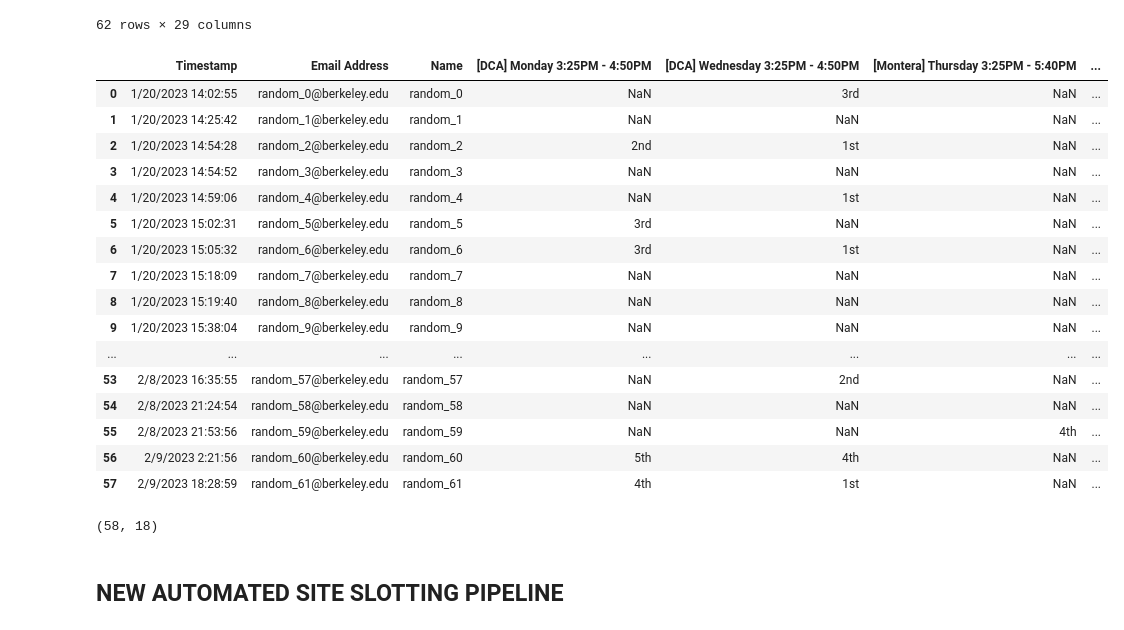
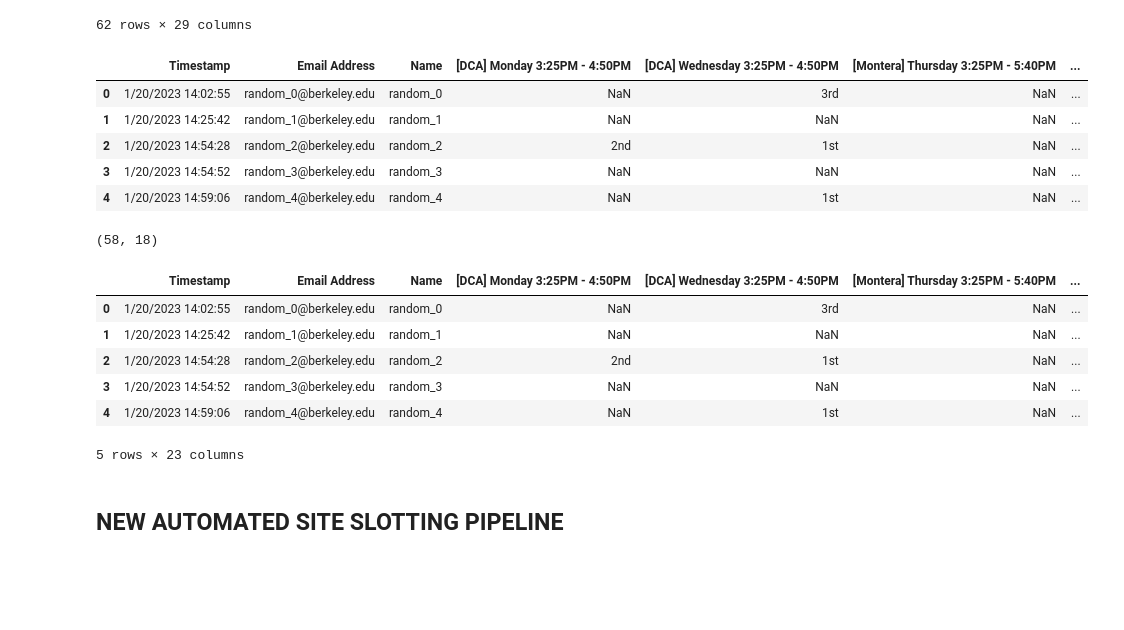
Before and after one commit to ANovaBerkeley/Site-Slotting, a Jupyter notebook: site-slotting/notebook.ipynb, the cells around one changed output. Drawn from its saved outputs; the diff is of its cells as text; code cells hidden in the pictures; blank space fills up the shorter version.

```diff
--- a/site-slotting/notebook.ipynb
+++ b/site-slotting/notebook.ipynb
@@ -46,33 +46,22 @@ columns = ['Timestamp', 'Email Address', 'Name',
 # %%
 anonymized_data_cleaned = anonymized_data.copy()
 anonymized_data_cleaned = anonymized_data_cleaned.drop("Unnamed: 0", axis=1)
 anonymized_data_cleaned = anonymized_data_cleaned.drop("Please read the information above. Are you aware and do you agree with the site policies?", axis=1)
 anonymized_data_cleaned = anonymized_data_cleaned.rename(columns={"Name :D": "Name", "Have you confirmed being a site leader with Jacob or Fernanda?": "Site Leader"})
 anonymized_data_cleaned["Site Leader"] = [contains_pattern(str(i), r"Yes") for i in anonymized_data_cleaned["Site Leader"]]
 anonymized_data_cleaned = anonymized_data_cleaned.iloc[:, :19]
 anonymized_data_cleaned = anonymized_data_cleaned[~anonymized_data_cleaned["Site Leader"]]
 anonymized_data_cleaned = anonymized_data_cleaned.drop("Site Leader", axis=1)
 anonymized_data_cleaned = anonymized_data_cleaned.reset_index(drop=True)
 anonymized_data_cleaned.columns = columns
-anonymized_data_cleaned
+anonymized_data_cleaned[:5]
 # %% [output]
 |  | Timestamp | Email Address | Name | [DCA] Monday 3:25PM - 4:50PM | [DCA] Wednesday 3:25PM - 4:50PM | [Montera] Thursday 3:25PM - 5:40PM | ... |
 | 0 | 1/20/2023 14:02:55 | random_0@berkeley.edu | random_0 | NaN | 3rd | NaN | ... |
 | 1 | 1/20/2023 14:25:42 | random_1@berkeley.edu | random_1 | NaN | NaN | NaN | ... |
 | 2 | 1/20/2023 14:54:28 | random_2@berkeley.edu | random_2 | 2nd | 1st | NaN | ... |
 | 3 | 1/20/2023 14:54:52 | random_3@berkeley.edu | random_3 | NaN | NaN | NaN | ... |
 | 4 | 1/20/2023 14:59:06 | random_4@berkeley.edu | random_4 | NaN | 1st | NaN | ... |
-| 5 | 1/20/2023 15:02:31 | random_5@berkeley.edu | random_5 | 3rd | NaN | NaN | ... |
-| 6 | 1/20/2023 15:05:32 | random_6@berkeley.edu | random_6 | 3rd | 1st | NaN | ... |
-| 7 | 1/20/2023 15:18:09 | random_7@berkeley.edu | random_7 | NaN | NaN | NaN | ... |
-| 8 | 1/20/2023 15:19:40 | random_8@berkeley.edu | random_8 | NaN | NaN | NaN | ... |
-| 9 | 1/20/2023 15:38:04 | random_9@berkeley.edu | random_9 | NaN | NaN | NaN | ... |
-| ... | ... | ... | ... | ... | ... | ... | ... |
-| 53 | 2/8/2023 16:35:55 | random_57@berkeley.edu | random_57 | NaN | 2nd | NaN | ... |
-| 54 | 2/8/2023 21:24:54 | random_58@berkeley.edu | random_58 | NaN | NaN | NaN | ... |
-| 55 | 2/8/2023 21:53:56 | random_59@berkeley.edu | random_59 | NaN | NaN | 4th | ... |
-| 56 | 2/9/2023 2:21:56 | random_60@berkeley.edu | random_60 | 5th | 4th | NaN | ... |
-| 57 | 2/9/2023 18:28:59 | random_61@berkeley.edu | random_61 | 4th | 1st | NaN | ... |
 # %%
 anonymized_data_cleaned.shape
 # %% [output]
@@ -79,0 +91,16 @@ anonymized_data_cleaned.shape
+# %%
+anonymized_data_cleaned_features = anonymized_data_cleaned.copy()
+anonymized_data_cleaned_features["Exec"] = random_exec
+anonymized_data_cleaned_features["CC"] = random_CC
+anonymized_data_cleaned_features["Driver"] = random_driver
+anonymized_data_cleaned_features["Site Leader"] = random_site_leader
+anonymized_data_cleaned_features["Spanish Speaking"] = random_spanish
+anonymized_data_cleaned_features[:5]
+# %% [output]
+|  | Timestamp | Email Address | Name | [DCA] Monday 3:25PM - 4:50PM | [DCA] Wednesday 3:25PM - 4:50PM | [Montera] Thursday 3:25PM - 5:40PM | ... |
+| 0 | 1/20/2023 14:02:55 | random_0@berkeley.edu | random_0 | NaN | 3rd | NaN | ... |
+| 1 | 1/20/2023 14:25:42 | random_1@berkeley.edu | random_1 | NaN | NaN | NaN | ... |
+| 2 | 1/20/2023 14:54:28 | random_2@berkeley.edu | random_2 | 2nd | 1st | NaN | ... |
+| 3 | 1/20/2023 14:54:52 | random_3@berkeley.edu | random_3 | NaN | NaN | NaN | ... |
+| 4 | 1/20/2023 14:59:06 | random_4@berkeley.edu | random_4 | NaN | 1st | NaN | ... |
+5 rows × 23 columns
```
Also changed, not shown: parts of 5 cells of this notebook, 3 other files.
